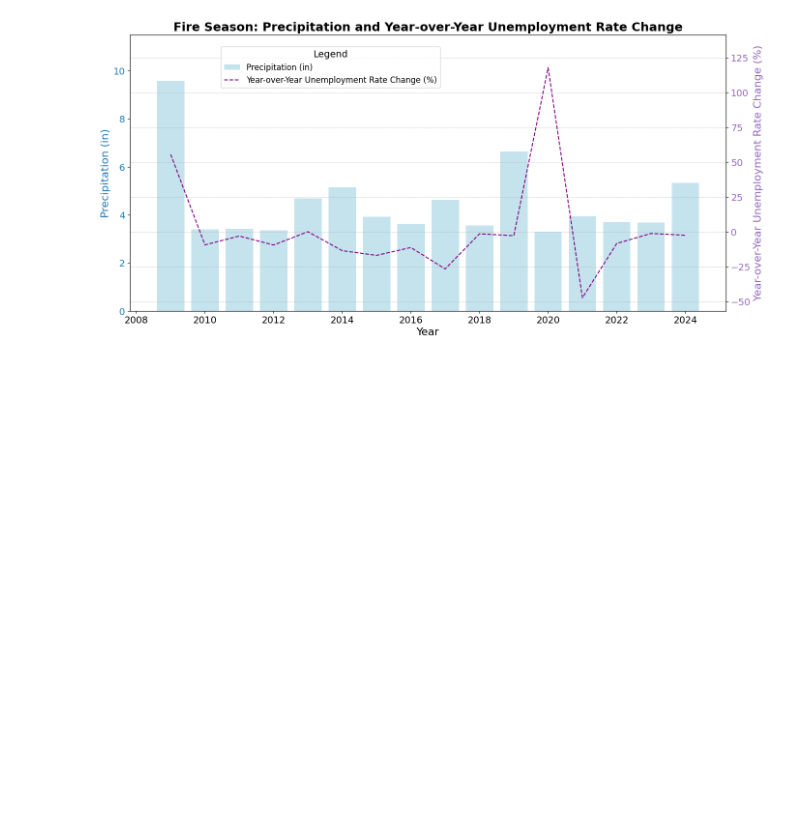
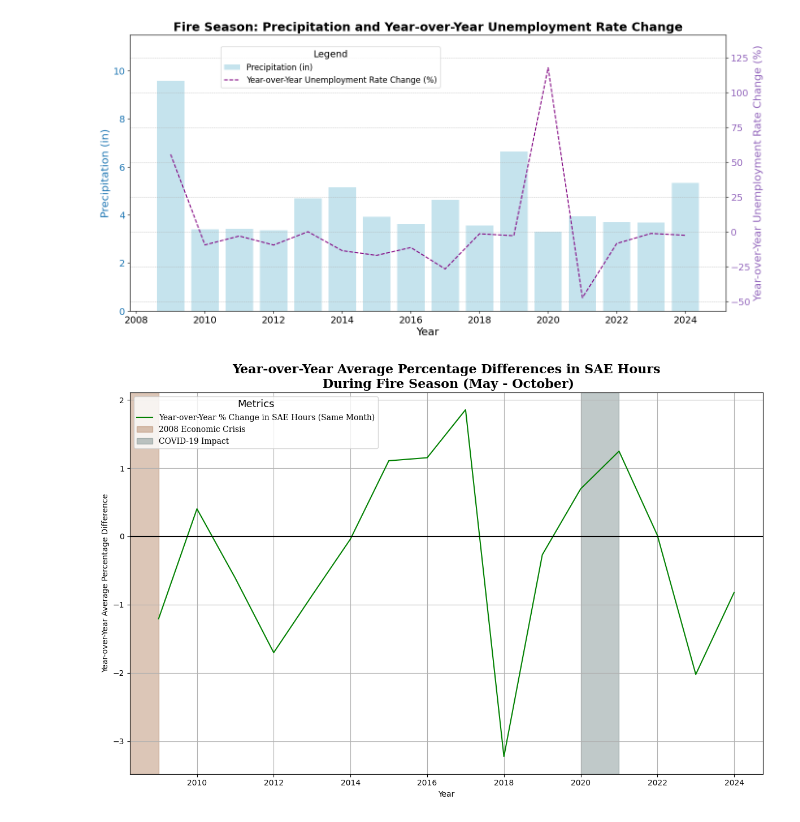
Before and after one commit to debsubdavis/data512-project, a Jupyter notebook: 02_economic_impact_model/stage2_analysis.ipynb, the cells around one changed output. Drawn from its saved outputs; the diff is of its cells as text; code cells hidden in the pictures; blank space fills up the shorter version.

```diff
--- a/02_economic_impact_model/stage2_analysis.ipynb
+++ b/02_economic_impact_model/stage2_analysis.ipynb
@@ -368,3 +368,38 @@ plt.subplots_adjust(top=0.80)
 plt.show()
 # %% [output]
 [figure]
+# %%
+plt.figure(figsize=(12, 8))
+
+# Plot Unemployment Rate % Difference
+plt.plot(fire_season_avg_df['year'], fire_season_avg_df['bls_pct_diff_sae_hrs'], label='Year-over-Year % Change in SAE Hours (Same Month)', color='green')
+
+# Add a solid line at y=0 to indicate the zero mark
+plt.axhline(y=0, color='black', linestyle='-', linewidth=1.5)
+
+# Add shaded areas to highlight economic crises
+plt.axvspan(2008, 2009, color='#8B4513', alpha=0.3, label='2008 Economic Crisis')
+plt.axvspan(2020, 2021, color='#2F4F4F', alpha=0.3, label='COVID-19 Impact')
+
+# Adding labels, title, legend, and grid
+plt.xlabel('Year')
+plt.ylabel('Year-over-Year Average Percentage Difference')
+plt.title(
+    'Year-over-Year Average Percentage Differences in SAE Hours\n During Fire Season (May - October)',
+    fontdict={'family': 'serif', 'size': 16, 'weight': 'bold'}
+)
+plt.legend(
+    title='Metrics',
+    title_fontsize=13,
+    fontsize=11,
+    fancybox=True,
+    loc='upper left',
+    prop={'family': 'serif'}
+)
+plt.grid(True)
+plt.tight_layout()
+
+# Show the plot
+plt.show()
+# %% [output]
+[figure, added]
```
Also changed, not shown: parts of 1 cell of this notebook, 2 other files.
